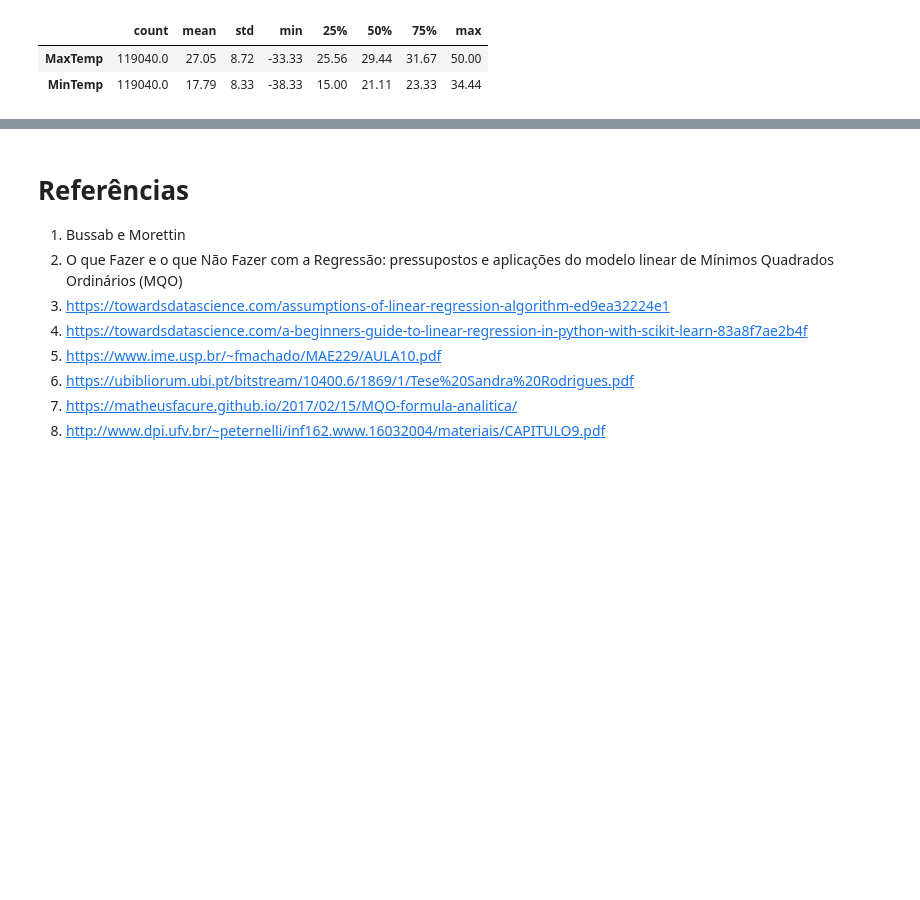
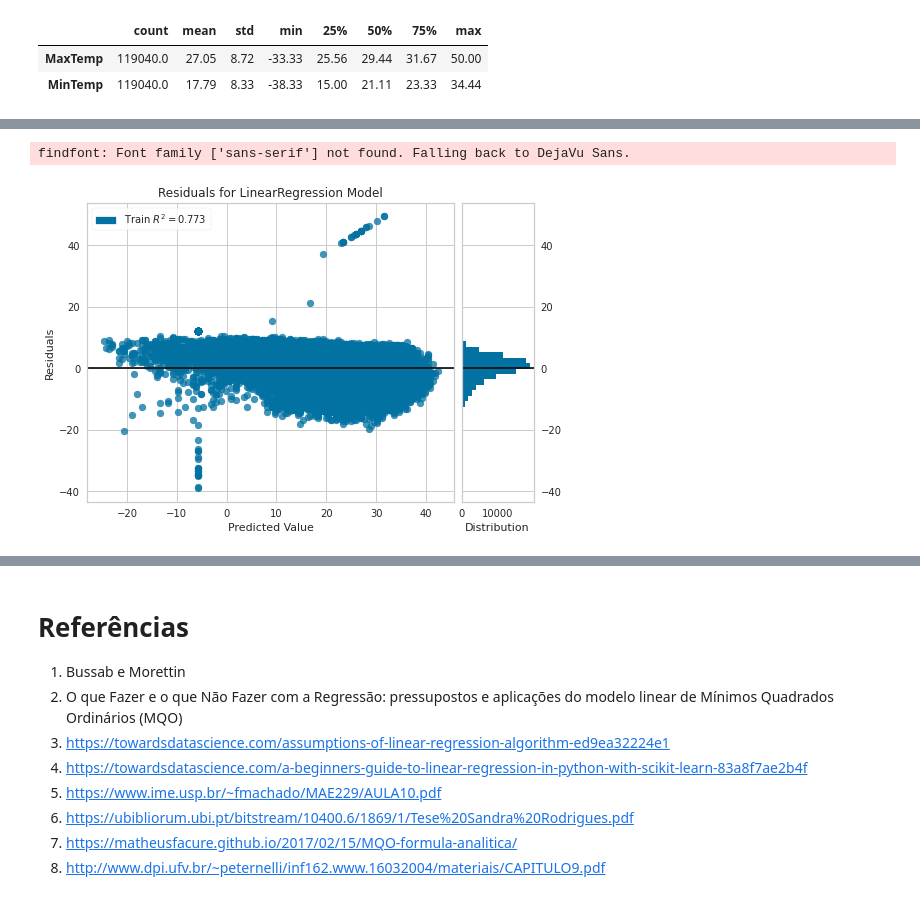
Before and after one commit to barbosarafael/DS_Avancado, a Jupyter notebook: 01Reg_Linear/Not_RegLinear.ipynb, the cells around one changed output, grey strips where cells are left out. Saved outputs shown, nothing was run; the diff lists cells and outputs as text; code cells hidden in the pictures; blank space fills up the shorter version.

```diff
--- a/01Reg_Linear/Not_RegLinear.ipynb
+++ b/01Reg_Linear/Not_RegLinear.ipynb
@@ -334,0 +358,16 @@ plt.show()
+# %%
+x = dados["MinTemp"].values.reshape(-1, 1)
+y = dados["MaxTemp"].values.reshape(-1, 1)
+
+x_treino, x_teste, y_treino, y_teste = train_test_split(x, y, test_size = 0.2, random_state = 0)
+
+reg_lin = LinearRegression()
+
+visualizer = ResidualsPlot(model = reg_lin)
+visualizer.fit(x_treino, y_treino)
+visualizer.poof()
+
+plt.show()
+# %% [output]
+findfont: Font family ['sans-serif'] not found. Falling back to DejaVu Sans.
+[figure, added]
```
Also changed, not shown: parts of 16 cells of this notebook, 1 other file.
